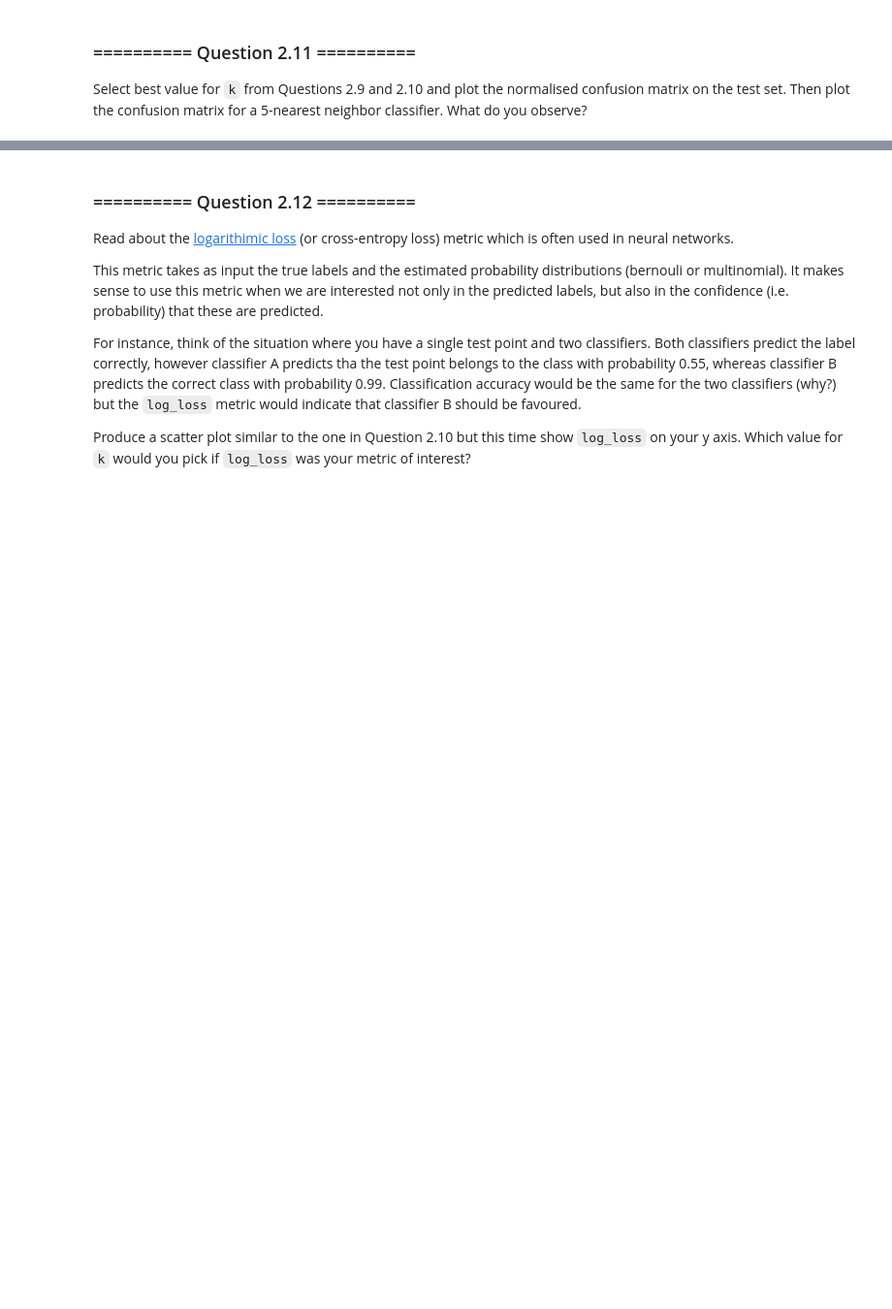
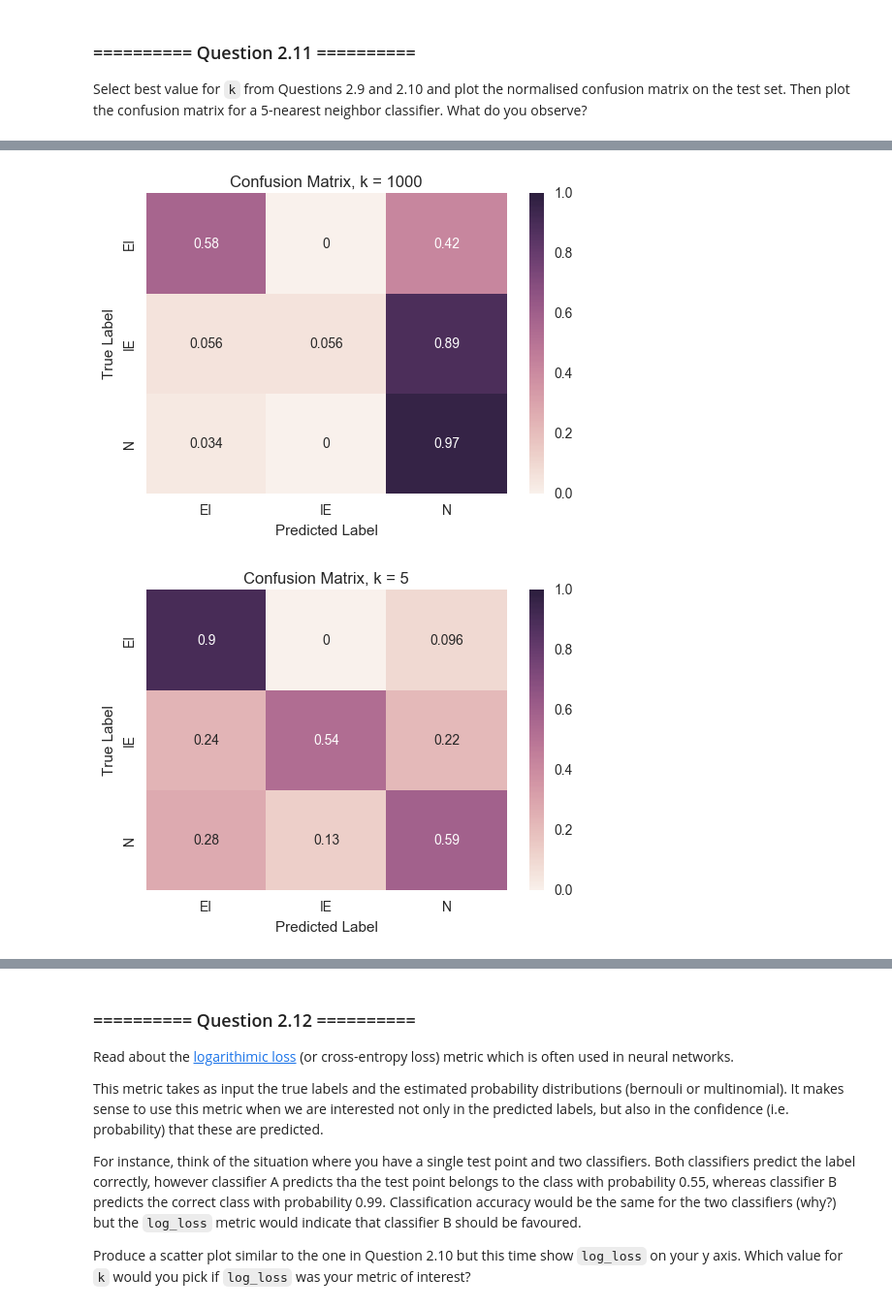
Before and after one commit to repogit44/iaml-4, a Jupyter notebook: 06_Lab_4_SVM_Classification_Evaluation.ipynb, the cells around one changed output, grey strips where cells are left out. Shown: that part at 97% size. Cells and saved outputs as stored; diff of their text form; code cells hidden in the pictures; blank space fills up the shorter version.

```diff
--- a/06_Lab_4_SVM_Classification_Evaluation.ipynb
+++ b/06_Lab_4_SVM_Classification_Evaluation.ipynb
@@ -137,0 +272,22 @@ Select best value for `k` from Questions 2.9 and 2.10 and plot the normalised co
+# %%
+def plot_confusion_matrix(cm, classes=None, title='Confusion Matrix'):
+    """Plots a confusion matrix."""
+    if classes is not None:
+        sns.heatmap(cm, xticklabels=classes, yticklabels=classes, vmin=0., vmax=1., annot=True)
+    else:
+        sns.heatmap(cm, vmin=0., vmax=1.)
+    plt.title(title)
+    plt.ylabel('True Label')
+    plt.xlabel('Predicted Label')
+
+for k in [1000, 5]:
+    knc = KNeighborsClassifier(n_neighbors = k)
+    knc.fit(X_train, y_train)
+    cm = confusion_matrix(y_test, knc.predict(X_test))
+    plot_confusion_matrix(cm / cm.sum(axis=1)[:, np.newaxis],
+                          classes = knc.classes_,
+                          title = 'Confusion Matrix, k = {}'.format(k))
+    plt.show()
+# %% [output]
+[figure, added]
+[figure, added]
```
Also changed, not shown: parts of 57 cells of this notebook, 1 other file.
